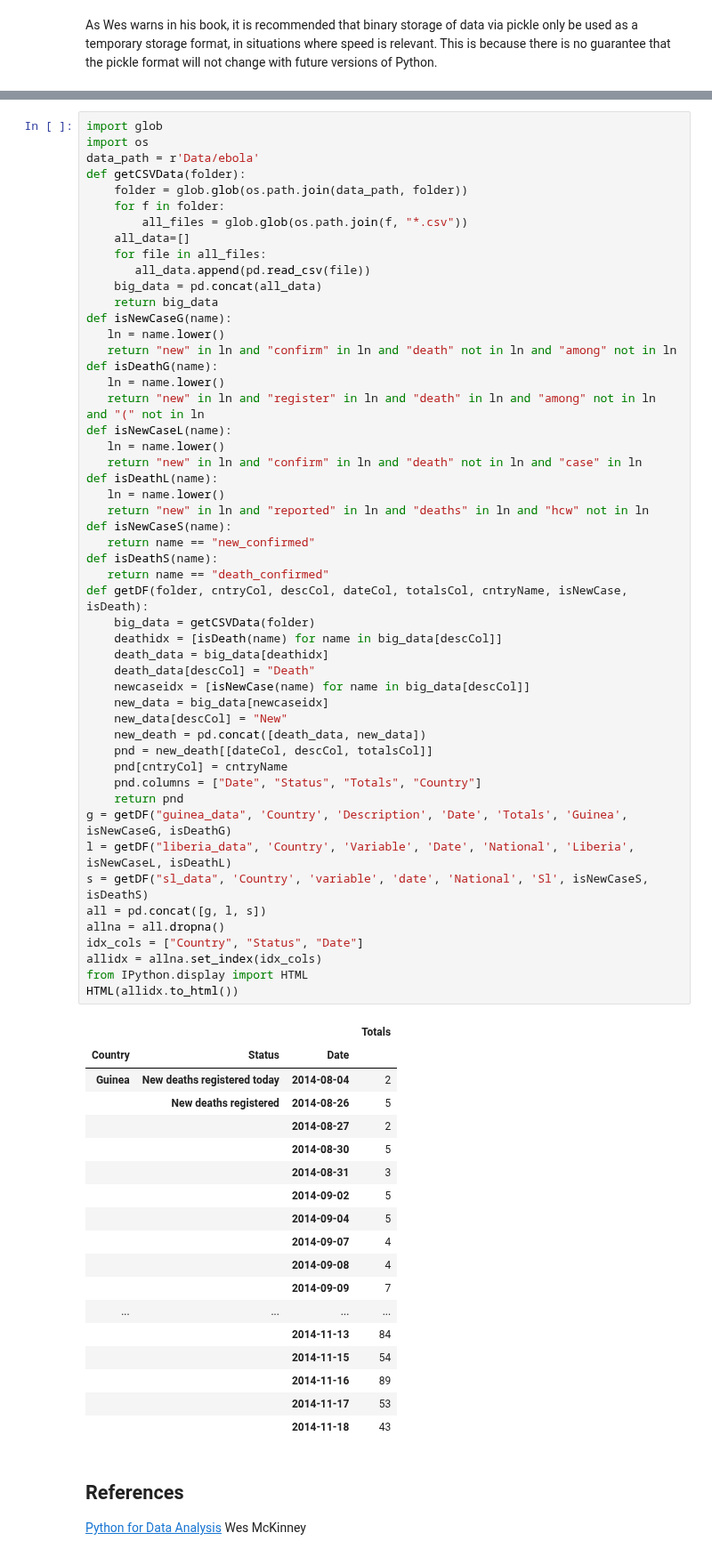
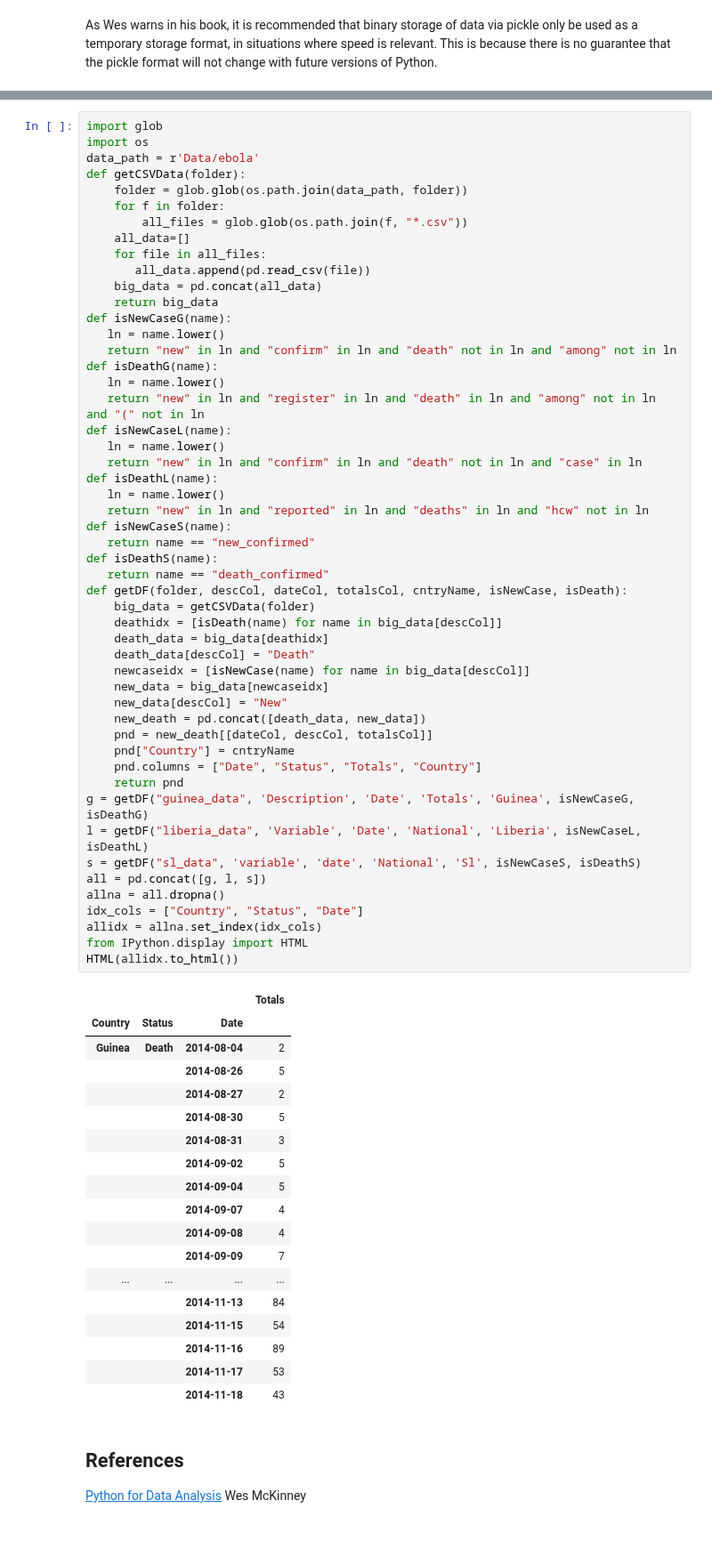
Before and after one commit to amirsh/ada-ana, a Jupyter notebook: HW1-notebooks/Intro to Pandas.ipynb, the cells around one changed output, grey strips where cells are left out. Shown at 89% size. Drawn from its saved outputs; the diff is of its cells as text.

```diff
--- a/HW1-notebooks/Intro to Pandas.ipynb
+++ b/HW1-notebooks/Intro to Pandas.ipynb
@@ -2151,40 +2173,40 @@ def isDeathG(name):
 def isNewCaseL(name):
    ln = name.lower()
    return "new" in ln and "confirm" in ln and "death" not in ln and "case" in ln
 def isDeathL(name):
    ln = name.lower()
    return "new" in ln and "reported" in ln and "deaths" in ln and "hcw" not in ln
 def isNewCaseS(name):
    return name == "new_confirmed"
 def isDeathS(name):
    return name == "death_confirmed"
-def getDF(folder, cntryCol, descCol, dateCol, totalsCol, cntryName, isNewCase, isDeath):
+def getDF(folder, descCol, dateCol, totalsCol, cntryName, isNewCase, isDeath):
     big_data = getCSVData(folder)
     deathidx = [isDeath(name) for name in big_data[descCol]]
     death_data = big_data[deathidx]
     death_data[descCol] = "Death"
     newcaseidx = [isNewCase(name) for name in big_data[descCol]]
     new_data = big_data[newcaseidx]
     new_data[descCol] = "New"
     new_death = pd.concat([death_data, new_data])
     pnd = new_death[[dateCol, descCol, totalsCol]]
-    pnd[cntryCol] = cntryName
+    pnd["Country"] = cntryName
     pnd.columns = ["Date", "Status", "Totals", "Country"]
     return pnd
-g = getDF("guinea_data", 'Country', 'Description', 'Date', 'Totals', 'Guinea', isNewCaseG, isDeathG)
-l = getDF("liberia_data", 'Country', 'Variable', 'Date', 'National', 'Liberia', isNewCaseL, isDeathL)
-s = getDF("sl_data", 'Country', 'variable', 'date', 'National', 'Sl', isNewCaseS, isDeathS)
+g = getDF("guinea_data", 'Description', 'Date', 'Totals', 'Guinea', isNewCaseG, isDeathG)
+l = getDF("liberia_data", 'Variable', 'Date', 'National', 'Liberia', isNewCaseL, isDeathL)
+s = getDF("sl_data", 'variable', 'date', 'National', 'Sl', isNewCaseS, isDeathS)
 all = pd.concat([g, l, s])
 allna = all.dropna()
 idx_cols = ["Country", "Status", "Date"]
 allidx = allna.set_index(idx_cols)
 from IPython.display import HTML
 HTML(allidx.to_html())
 # %% [output]
 |  |  |  | Totals |
 | Country | Status | Date |  |
-| Guinea | New deaths registered today | 2014-08-04 | 2 |
-|  | New deaths registered | 2014-08-26 | 5 |
+| Guinea | Death | 2014-08-04 | 2 |
+|  |  | 2014-08-26 | 5 |
 |  |  | 2014-08-27 | 2 |
 |  |  | 2014-08-30 | 5 |
 |  |  | 2014-08-31 | 3 |
```
Also changed, not shown: parts of 1 cell of this notebook.
